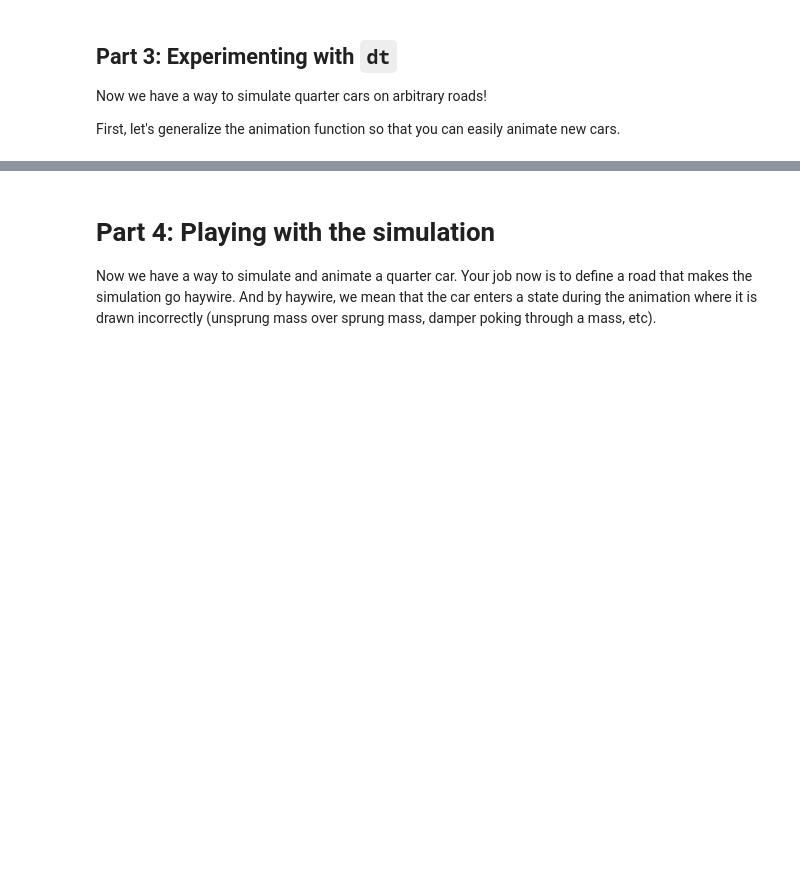
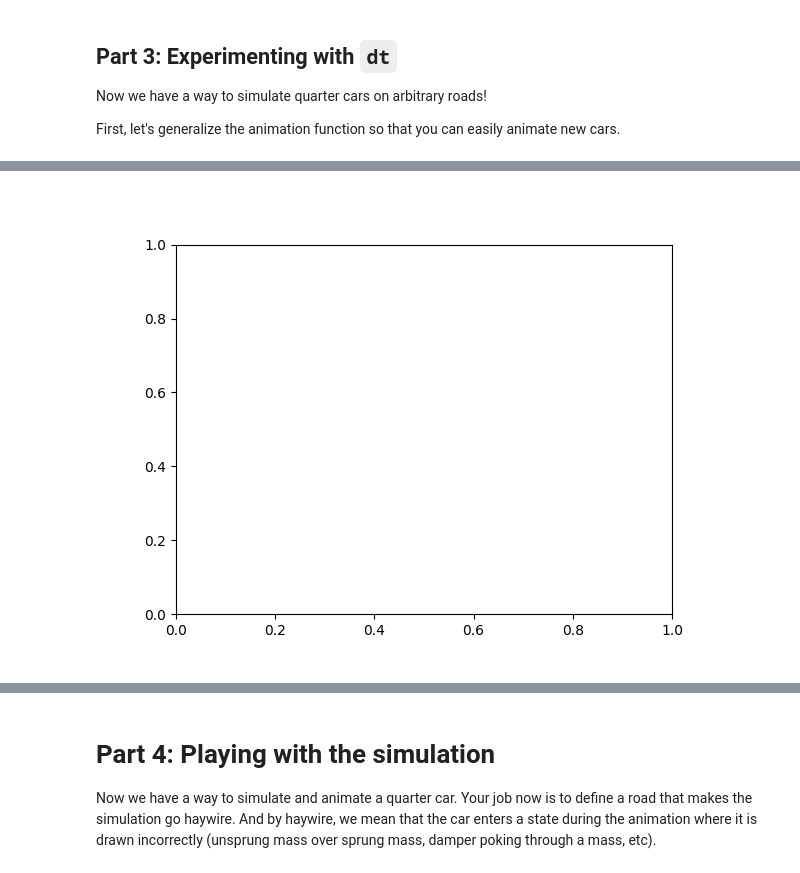
Before and after one commit to AndParker1/IntroPythonProgramming, a Jupyter notebook: Week_7_simulation/Lab_7_simulating_quarter_car.ipynb, the cells around one changed output, grey strips where cells are left out. Drawn from its saved outputs; the diff is of its cells as text; code cells hidden in the pictures; blank space fills up the shorter version.

```diff
--- a/Week_7_simulation/Lab_7_simulating_quarter_car.ipynb
+++ b/Week_7_simulation/Lab_7_simulating_quarter_car.ipynb
@@ -363,15 +385,30 @@ class QuarterCarModel:
         @param k_s Spring constant for suspension's spring in N/m
         @param k_t Spring constant for tire in N/m
         """
-        ...
+        self.m_s = m_s
+        self.m_u = m_u
+        self.c_s = c_s
+        self.k_s = k_s
+        self.k_t = k_t
+
 
     def A(self):
         # GUIDES: Return the A matrix in the state system.
-        ...
+        return np.array([
+            [0, 1, 0, 0],
+            [-(self.k_s + self.k_t)/self.m_u, -self.c_s/self.m_u, self.k_s/self.m_u, self.c_s/self.m_u],
+            [0, 0, 0, 1],
+            [self.k_s/self.m_s, self.c_s/self.m_s, -self.k_s/self.m_s, -self.c_s/self.m_s]
+        ])
 
     def B(self):
         # GUIDES: Return the B matrix in the state system.
-        ...
+        return np.array([
+            [0],
+            [self.k_t/self.m_u],
+            [0],
+            [0]
+        ])
 
     def C(self):
         return np.array([
@@ -380,7 +417,8 @@ class QuarterCarModel:
         ])
 
     def D(self):
-        return np.array([[0], [0]])
+        return np.array([[0],
+                         [0]])
 
 
     def simulate(self, velocity, dt, x_r, y_r):
@@ -394,7 +432,7 @@ class QuarterCarModel:
         sys = StateSpace(self.A(), self.B(), self.C(), self.D())
 
         # GUIDES: Use `interpolate_road` to interpolate the road for the car's velocity and timestamp.
-        x_c, y_c = (..., ...)
+        x_c, y_c = interpolate_road(x_r, y_r, velocity, dt)
 
 
         # We need to translate x_c from an array of positions to an array of timestamps.
@@ -488,10 +694,13 @@ plt.show()
 # %%
 # Next, let's try simulating the same quarter car on the same road,
 #  but with the large `dt` value that you used previously.
 #  You will notice that the car does not react to the bump because the simulation did not "see" the bump!
 #
 # GUIDES: Animate car with the large timestamp that misses the bump.
-...
+anim2 = animate_car(car=car, car_model=car_model, velocity=10, dt=100, x_r=X_r, y_r=Y_r, playback_speed=0.5)
+plt.show()
+# %% [output]
+[figure, added]
 # %%
 # Now, let's try the same simulation, but make `dt` very small.
 # What ends up happening? Does your animation complete?
```
Also changed, not shown: parts of 20 cells of this notebook, 3 other files.
